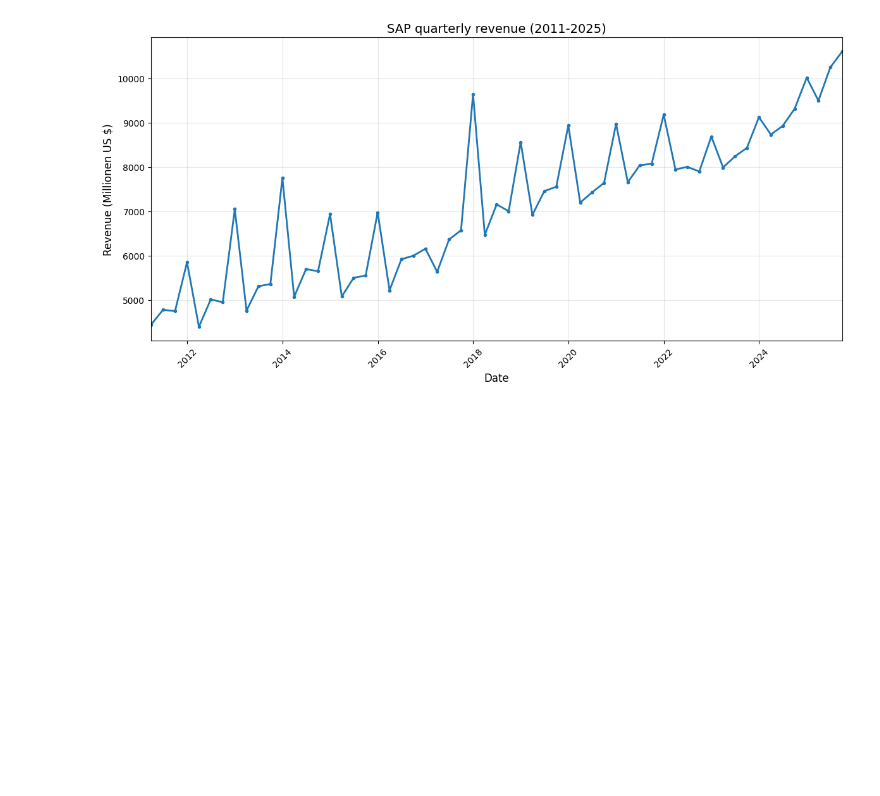
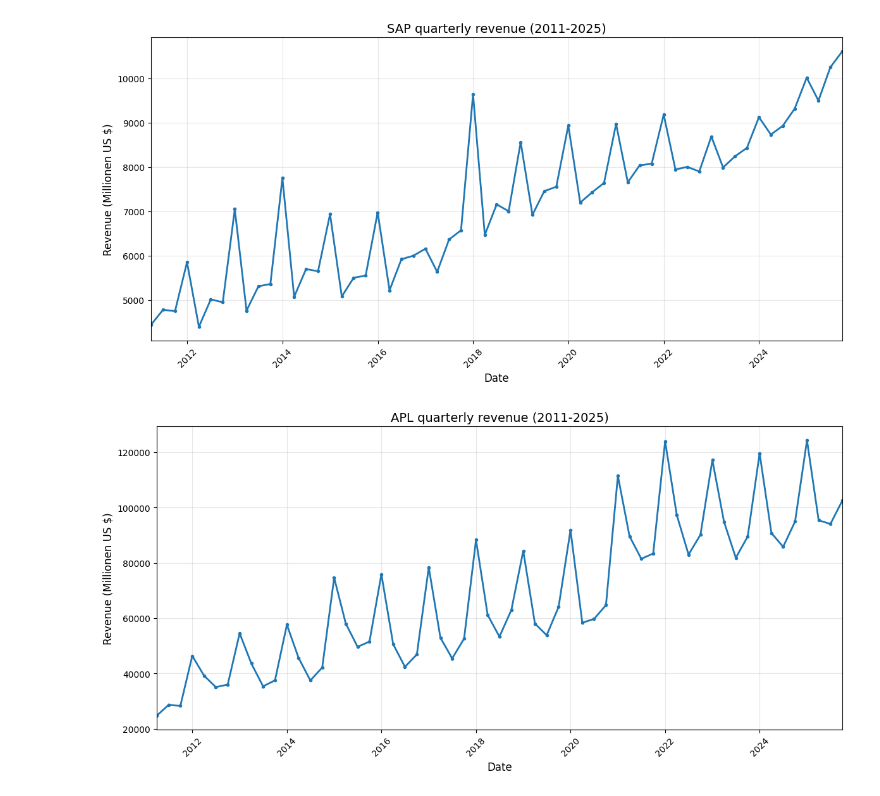
Before and after one commit to timleiler/Stock-market-analysis, a Jupyter notebook: Stock_market_analysis_code.ipynb, the cells around one changed output. Saved outputs shown, nothing was run; the diff lists cells and outputs as text; code cells hidden in the pictures; blank space fills up the shorter version.

Commit message:
Revenue Data

```diff
--- a/Stock_market_analysis_code.ipynb
+++ b/Stock_market_analysis_code.ipynb
@@ -204,3 +204,65 @@ finally:
     driver.quit()
 # %% [output]
 [figure]
+# %%
+#Apple
+
+chrome_options = Options()
+chrome_options.add_argument("--headless")
+chrome_options.add_argument("--no-sandbox")
+chrome_options.add_argument("--disable-dev-shm-usage")
+
+
+driver = webdriver.Chrome(options=chrome_options)
+
+try:
+    url_apl ="https://www.macrotrends.net/stocks/charts/AAPL/apple/revenue"
+    driver.get(url_apl)
+
+    WebDriverWait(driver, 10).until(
+        EC.presence_of_element_located((By.TAG_NAME, "table"))
+    )
+
+    html_data_apl = driver.page_source
+
+    tables = pd.read_html(html_data_apl)
+    apl_revenue = tables[1].copy()
+
+    apl_revenue.columns = ['Date', 'Revenue']
+
+    apl_revenue["Revenue"] = apl_revenue["Revenue"].str.replace(r',|\$',"",regex=True)
+    apl_revenue.dropna(inplace=True)
+    apl_revenue = apl_revenue[apl_revenue['Revenue'] != ""]
+
+    apl_revenue['Revenue'] = pd.to_numeric(apl_revenue ['Revenue'], errors='coerce')
+
+    apl_revenue.dropna(inplace=True)
+
+    apl_revenue['Date'] = pd.to_datetime(apl_revenue['Date'])
+
+    apl_revenue['Year'] = apl_revenue['Date'].dt.year
+
+    apl_revenue = apl_revenue[(apl_revenue['Year'] >= 2011) & (apl_revenue['Year'] <= 2025)]
+
+    apl_revenue = apl_revenue.sort_values('Date').reset_index(drop=True)
+
+
+    # print(f"Data shape: {apl_revenue.shape}")
+    # print(f"\nFirst 10 rows:\n{apl_revenue.head(10)}")
+    # print(f"\nLast 10 rows:\n{apl_revenue.tail(10)}")
+
+    plt.figure(figsize=(12, 6))
+    plt.plot(apl_revenue["Date"], apl_revenue["Revenue"], marker='o', markersize=3, linewidth=2)
+    plt.xlabel("Date", fontsize=12)
+    plt.ylabel("Revenue (Millionen US $)", fontsize=12)
+    plt.title("APL quarterly revenue (2011-2025)", fontsize=14)
+    plt.xticks(rotation=45)
+    plt.grid(True, alpha=0.3)
+    plt.xlim(apl_revenue['Date'].min(), apl_revenue['Date'].max())
+    plt.tight_layout()
+    plt.show()
+
+finally:
+    driver.quit()
+# %% [output]
+[figure, added]
```
Also changed, not shown: parts of 3 cells of this notebook.
